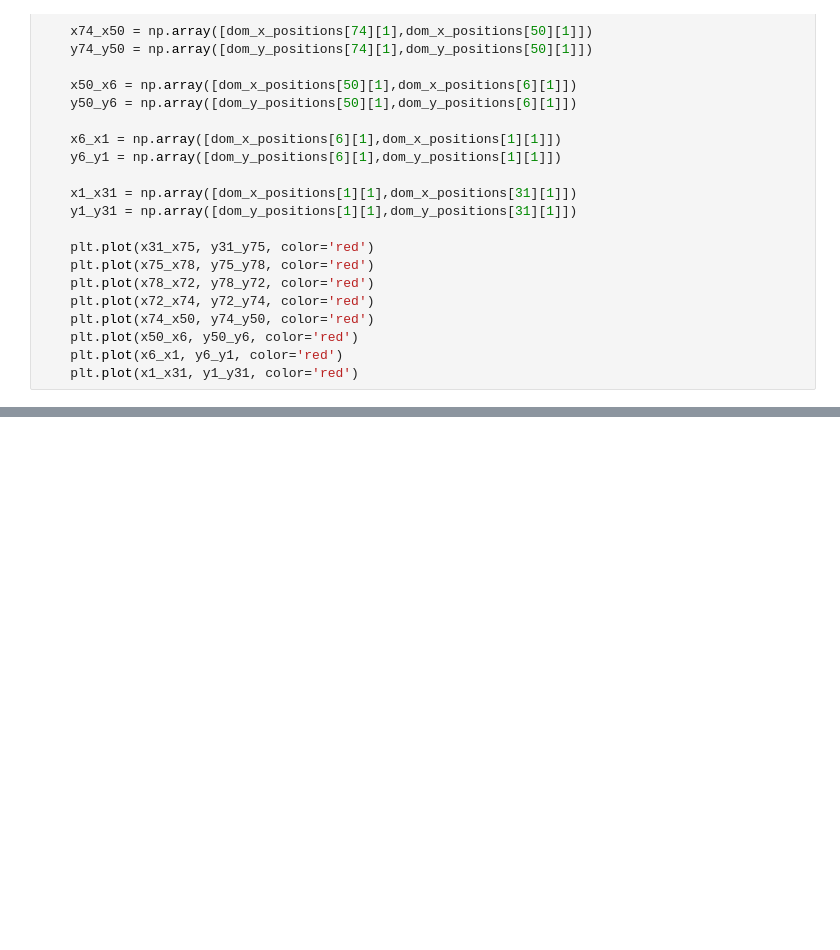
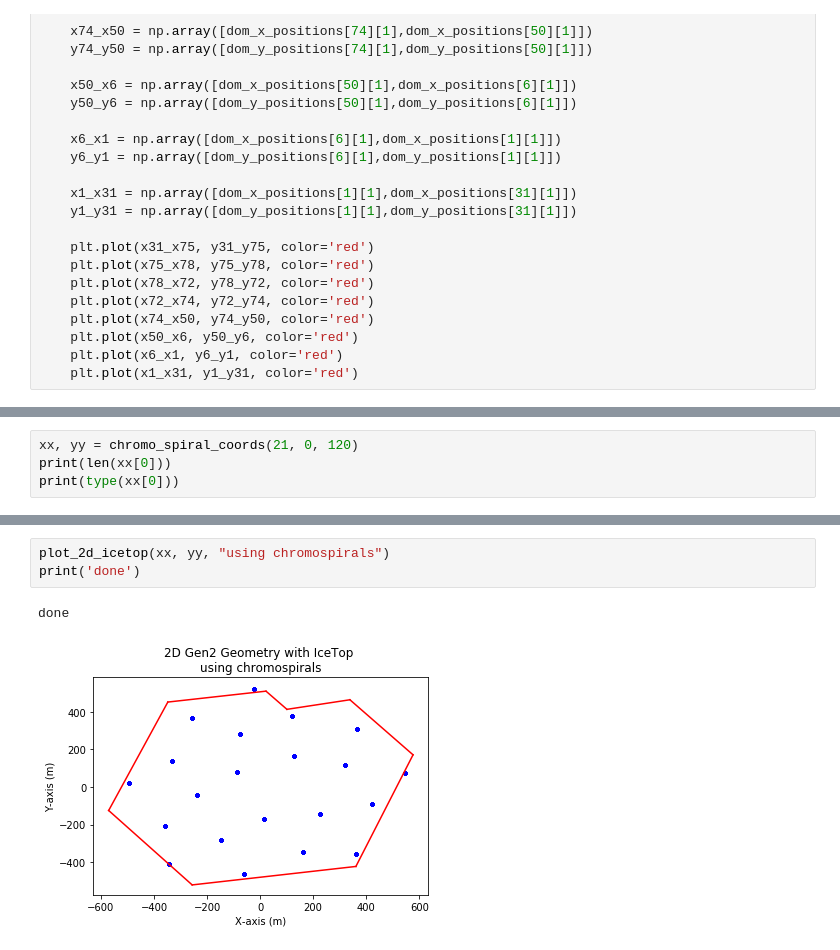
Before and after one commit to Patricia-Mcmillin/PMcmillin_REU, a Jupyter notebook: fibonacci_gen2_geometry.ipynb, the cells around one changed output, grey strips where cells are left out. Saved outputs shown, nothing was run; the diff lists cells and outputs as text; blank space fills up the shorter version.

```diff
--- a/fibonacci_gen2_geometry.ipynb
+++ b/fibonacci_gen2_geometry.ipynb
@@ -299,0 +208,4 @@ print(distance)
+# %%
+xx, yy = chromo_spiral_coords(21, 0, 120)
+print(len(xx[0]))
+print(type(xx[0]))
@@ -299,0 +230,6 @@ print(distance)
+# %%
+plot_2d_icetop(xx, yy, "using chromospirals")
+print('done')
+# %% [output]
+done
+[figure, added]
```
Also changed, not shown: parts of 26 cells of this notebook, 1 other file.
